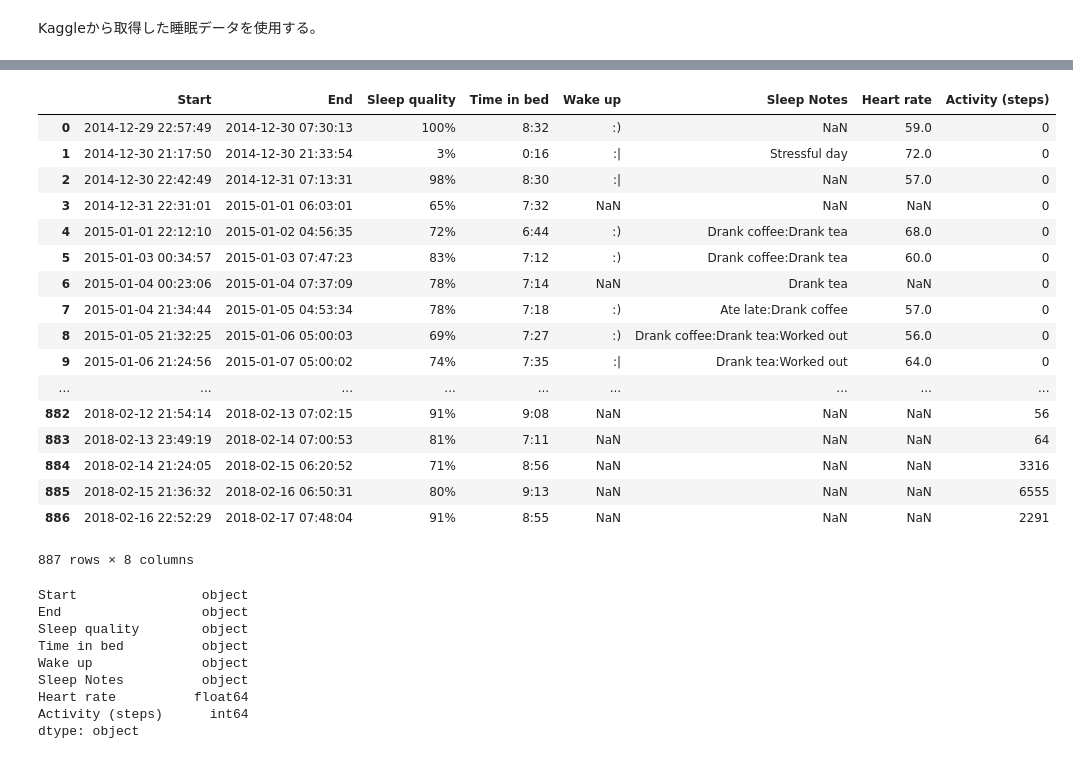
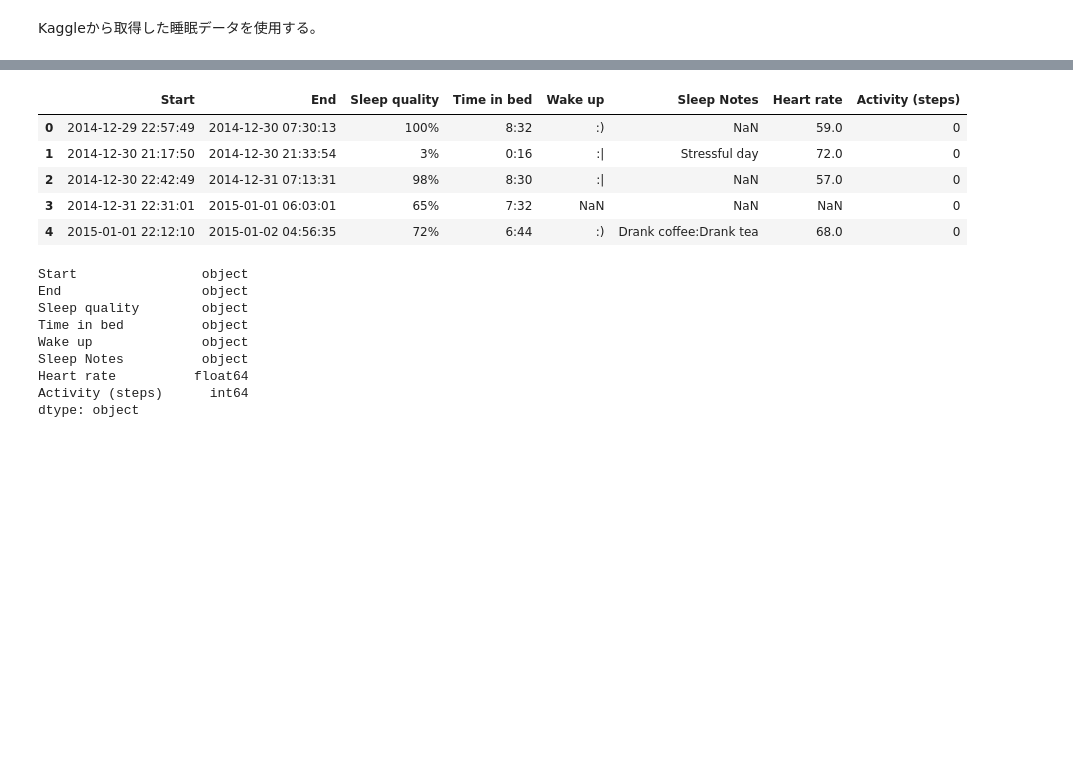
Before and after one commit to st-sashou/ai_experimental, a Jupyter notebook: LSTM多クラス分類.ipynb, the cells around one changed output, grey strips where cells are left out. Cells and saved outputs as stored; diff of their text form; code cells hidden in the pictures; blank space fills up the shorter version.

```diff
--- a/LSTM多クラス分類.ipynb
+++ b/LSTM多クラス分類.ipynb
@@ -21,28 +21,16 @@ total 258
 # %%
 import pandas as pd
 
 INPUT_FILE = '/content/drive/My Drive/Colab Notebooks/ST/My Test LSTM Multi Classification/sleepdata.csv'
 df = pd.read_table(INPUT_FILE, sep=';')
-df
+df.head()
 # %% [output]
 |  | Start | End | Sleep quality | Time in bed | Wake up | Sleep Notes | Heart rate | Activity (steps) |
 | 0 | 2014-12-29 22:57:49 | 2014-12-30 07:30:13 | 100% | 8:32 | :) | NaN | 59.0 | 0 |
 | 1 | 2014-12-30 21:17:50 | 2014-12-30 21:33:54 | 3% | 0:16 | :| | Stressful day | 72.0 | 0 |
 | 2 | 2014-12-30 22:42:49 | 2014-12-31 07:13:31 | 98% | 8:30 | :| | NaN | 57.0 | 0 |
 | 3 | 2014-12-31 22:31:01 | 2015-01-01 06:03:01 | 65% | 7:32 | NaN | NaN | NaN | 0 |
 | 4 | 2015-01-01 22:12:10 | 2015-01-02 04:56:35 | 72% | 6:44 | :) | Drank coffee:Drank tea | 68.0 | 0 |
-| 5 | 2015-01-03 00:34:57 | 2015-01-03 07:47:23 | 83% | 7:12 | :) | Drank coffee:Drank tea | 60.0 | 0 |
-| 6 | 2015-01-04 00:23:06 | 2015-01-04 07:37:09 | 78% | 7:14 | NaN | Drank tea | NaN | 0 |
-| 7 | 2015-01-04 21:34:44 | 2015-01-05 04:53:34 | 78% | 7:18 | :) | Ate late:Drank coffee | 57.0 | 0 |
-| 8 | 2015-01-05 21:32:25 | 2015-01-06 05:00:03 | 69% | 7:27 | :) | Drank coffee:Drank tea:Worked out | 56.0 | 0 |
-| 9 | 2015-01-06 21:24:56 | 2015-01-07 05:00:02 | 74% | 7:35 | :| | Drank tea:Worked out | 64.0 | 0 |
-| ... | ... | ... | ... | ... | ... | ... | ... | ... |
-| 882 | 2018-02-12 21:54:14 | 2018-02-13 07:02:15 | 91% | 9:08 | NaN | NaN | NaN | 56 |
-| 883 | 2018-02-13 23:49:19 | 2018-02-14 07:00:53 | 81% | 7:11 | NaN | NaN | NaN | 64 |
-| 884 | 2018-02-14 21:24:05 | 2018-02-15 06:20:52 | 71% | 8:56 | NaN | NaN | NaN | 3316 |
-| 885 | 2018-02-15 21:36:32 | 2018-02-16 06:50:31 | 80% | 9:13 | NaN | NaN | NaN | 6555 |
-| 886 | 2018-02-16 22:52:29 | 2018-02-17 07:48:04 | 91% | 8:55 | NaN | NaN | NaN | 2291 |
-887 rows × 8 columns
 # %%
 df.dtypes
 # %% [output]
```
Also changed, not shown: parts of 24 cells of this notebook.
